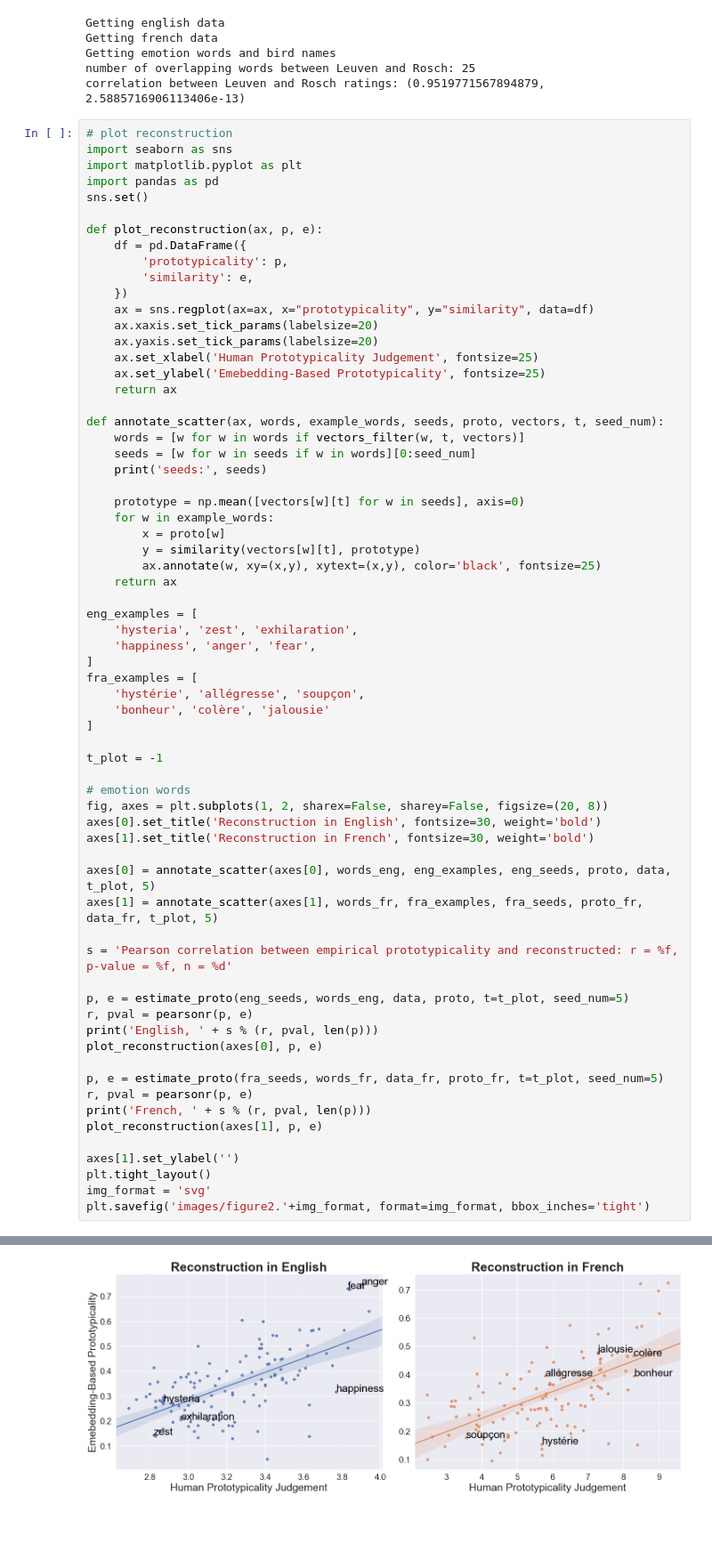
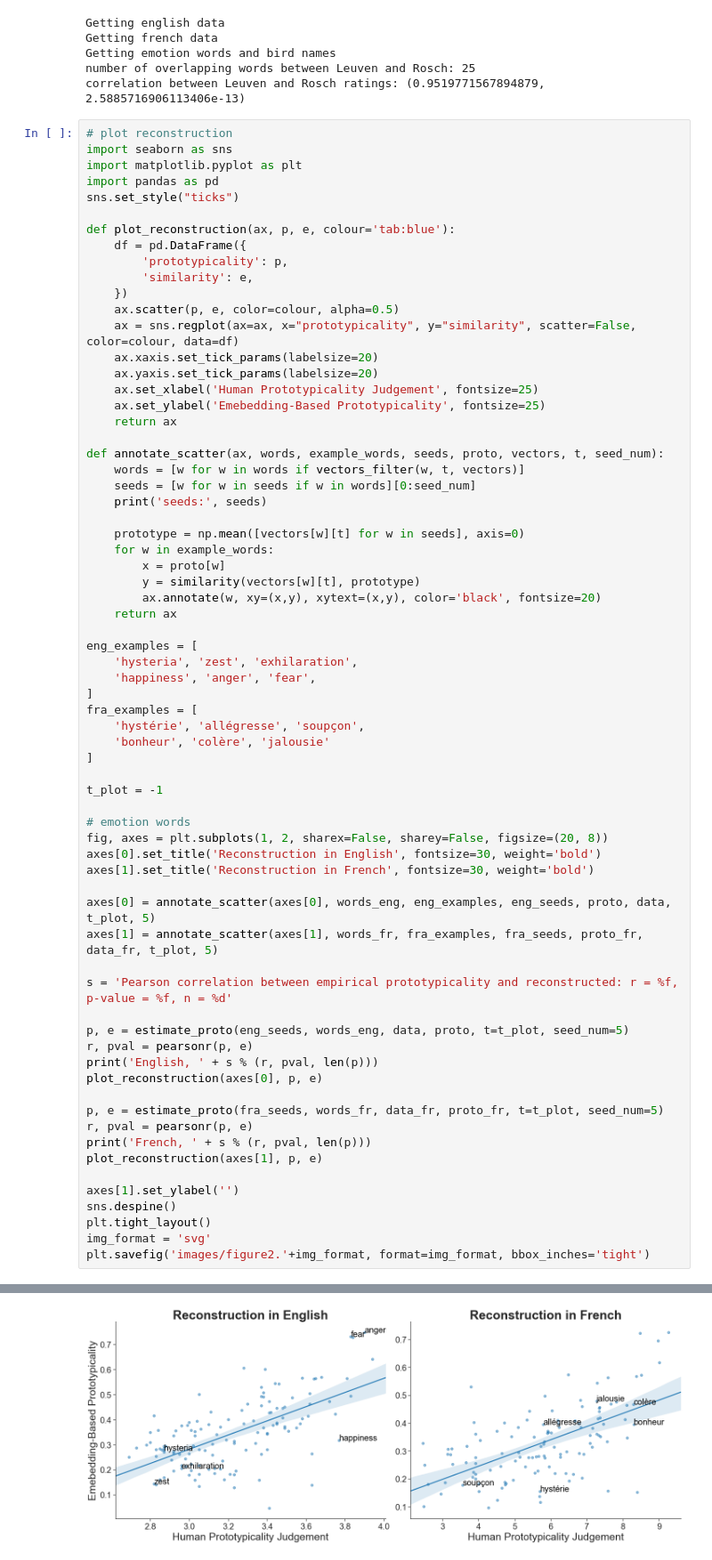
Before and after one commit to johnaot/Emotion_Semantic_Change, a Jupyter notebook: figure_2.ipynb, the cells around one changed output, grey strips where cells are left out. Shown: that part at 89% size. Drawn from its saved outputs; the diff is of its cells as text; blank space fills up the shorter version.

```diff
--- a/figure_2.ipynb
+++ b/figure_2.ipynb
@@ -12,14 +12,15 @@ correlation between Leuven and Rosch ratings: (0.9519771567894879, 2.58857169061
 import seaborn as sns
 import matplotlib.pyplot as plt
 import pandas as pd
-sns.set()
+sns.set_style("ticks")
 
-def plot_reconstruction(ax, p, e):
+def plot_reconstruction(ax, p, e, colour='tab:blue'):
     df = pd.DataFrame({
         'prototypicality': p,
         'similarity': e,
     })
-    ax = sns.regplot(ax=ax, x="prototypicality", y="similarity", data=df)
+    ax.scatter(p, e, color=colour, alpha=0.5)
+    ax = sns.regplot(ax=ax, x="prototypicality", y="similarity", scatter=False, color=colour, data=df)
     ax.xaxis.set_tick_params(labelsize=20)
     ax.yaxis.set_tick_params(labelsize=20)
     ax.set_xlabel('Human Prototypicality Judgement', fontsize=25)
@@ -35,7 +36,7 @@ def annotate_scatter(ax, words, example_words, seeds, proto, vectors, t, seed_nu
     for w in example_words:
         x = proto[w]
         y = similarity(vectors[w][t], prototype)
-        ax.annotate(w, xy=(x,y), xytext=(x,y), color='black', fontsize=25)
+        ax.annotate(w, xy=(x,y), xytext=(x,y), color='black', fontsize=20)
     return ax
 
 eng_examples = [
@@ -70,6 +71,7 @@ print('French, ' + s % (r, pval, len(p)))
 plot_reconstruction(axes[1], p, e)
 
 axes[1].set_ylabel('')
+sns.despine()
 plt.tight_layout()
 img_format = 'svg'
 plt.savefig('images/figure2.'+img_format, format=img_format, bbox_inches='tight')
@@ -80,4 +82,4 @@ seeds: ['love', 'anger', 'hate', 'fear', 'depression']
 English, Pearson correlation between empirical prototypicality and reconstructed: r = 0.621624, p-value = 0.000000, n = 129
 seeds: ['joie', 'émotion', 'amour', 'peur', 'passion']
 French, Pearson correlation between empirical prototypicality and reconstructed: r = 0.598058, p-value = 0.000000, n = 121
-[figure, old version]
+[figure, new version]
```
Also changed, not shown: parts of 1 cell of this notebook, 7 other files.
